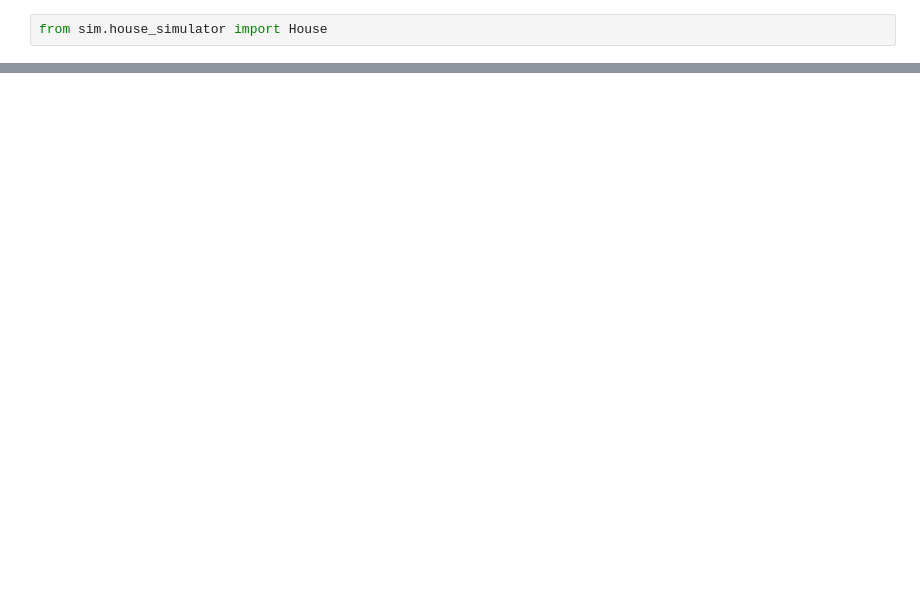
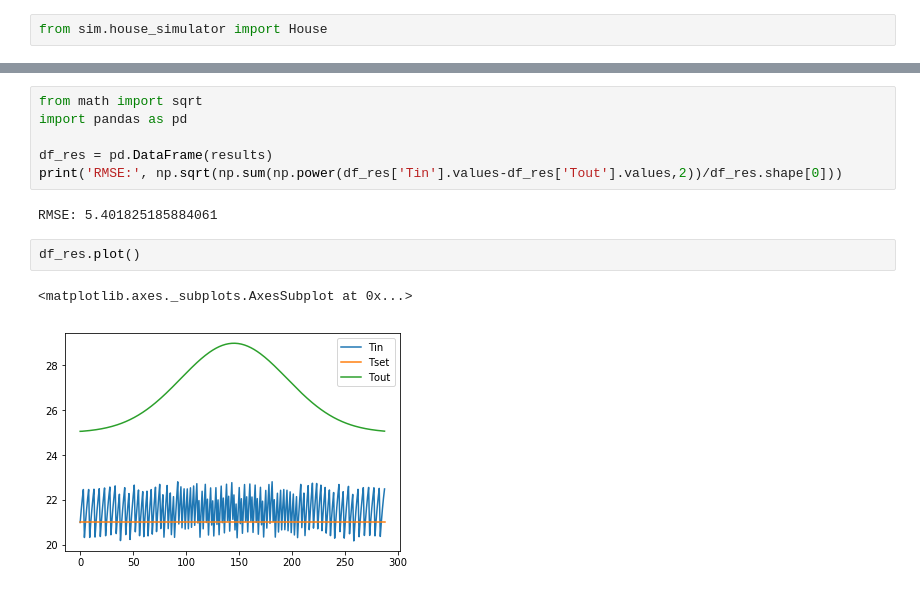
Before and after one commit to FlorianPydde/training-rf-bonsai, a Jupyter notebook: capstone/house-energy/assessments/01-holdout-test.ipynb, the cells around one changed output, grey strips where cells are left out. Drawn from its saved outputs; the diff is of its cells as text; blank space fills up the shorter version.

```diff
--- a/capstone/house-energy/assessments/01-holdout-test.ipynb
+++ b/capstone/house-energy/assessments/01-holdout-test.ipynb
@@ -71,0 +81,13 @@ for episode in range(1):
+# %%
+from math import sqrt
+import pandas as pd
+
+df_res = pd.DataFrame(results)
+print('RMSE:', np.sqrt(np.sum(np.power(df_res['Tin'].values-df_res['Tout'].values,2))/df_res.shape[0]))
+# %% [output]
+RMSE: 5.401825185884061
+# %%
+df_res.plot()
+# %% [output]
+<matplotlib.axes._subplots.AxesSubplot at 0x...>
+[figure, added]
```
Also changed, not shown: parts of 5 cells of this notebook.
